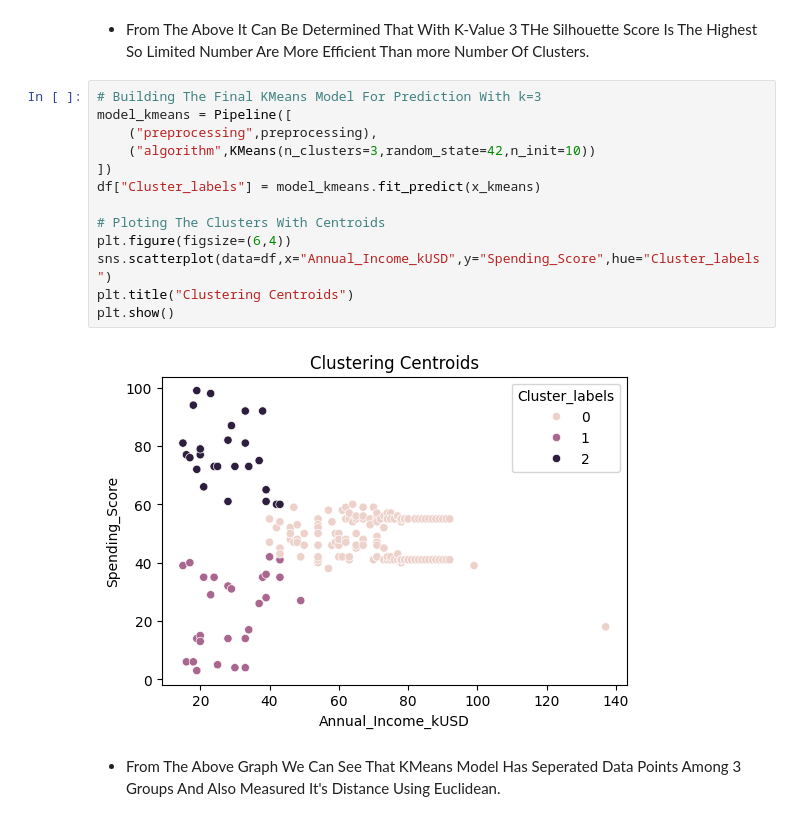
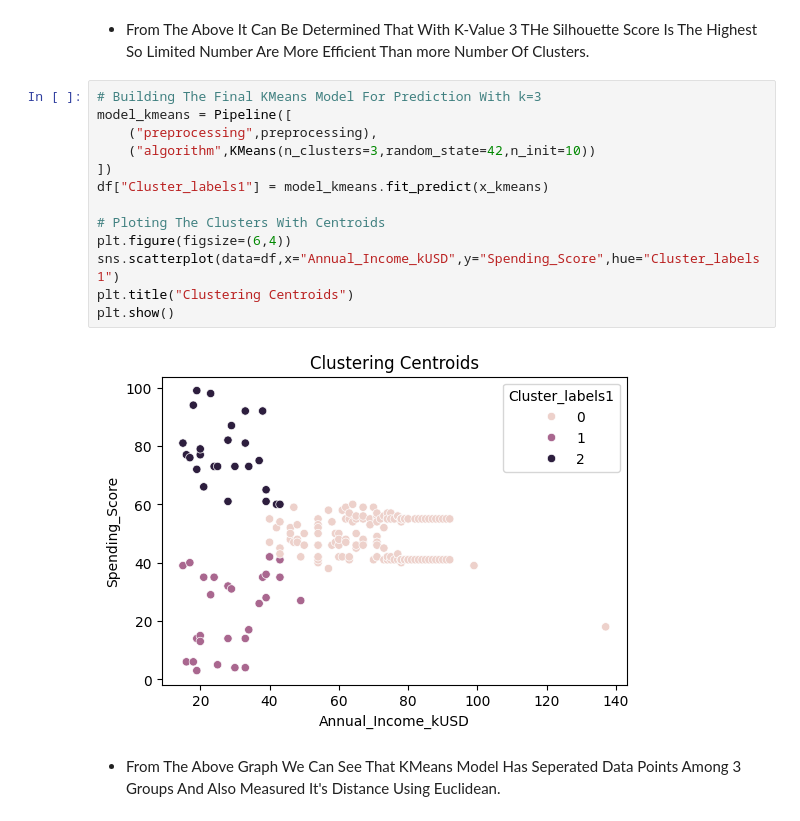
Before and after one commit to Namyashah/MallSegmentation_UnsupervisedLearning, a Jupyter notebook: project.ipynb, the cells around one changed output. Cells and saved outputs as stored; diff of their text form.

```diff
--- a/project.ipynb
+++ b/project.ipynb
@@ -103,18 +103,18 @@ The K-Value 3 With The Silhouette Score Of 0.5712706736419195 Has The Highest Sc
 # %%
 # Building The Final KMeans Model For Prediction With k=3
 model_kmeans = Pipeline([
     ("preprocessing",preprocessing),
     ("algorithm",KMeans(n_clusters=3,random_state=42,n_init=10))
 ])
-df["Cluster_labels"] = model_kmeans.fit_predict(x_kmeans)
+df["Cluster_labels1"] = model_kmeans.fit_predict(x_kmeans)
 
 # Ploting The Clusters With Centroids
 plt.figure(figsize=(6,4))
-sns.scatterplot(data=df,x="Annual_Income_kUSD",y="Spending_Score",hue="Cluster_labels")
+sns.scatterplot(data=df,x="Annual_Income_kUSD",y="Spending_Score",hue="Cluster_labels1")
 plt.title("Clustering Centroids")
 plt.show()
 # %% [output]
-[figure, old version]
+[figure, new version]
 # %% [markdown]
 - From The Above Graph We Can See That KMeans Model Has Seperated Data Points Among 3 Groups And Also Measured It's Distance Using Euclidean.
 # %% [markdown]
```
Also changed, not shown: parts of 5 cells of this notebook, 2 other files.
